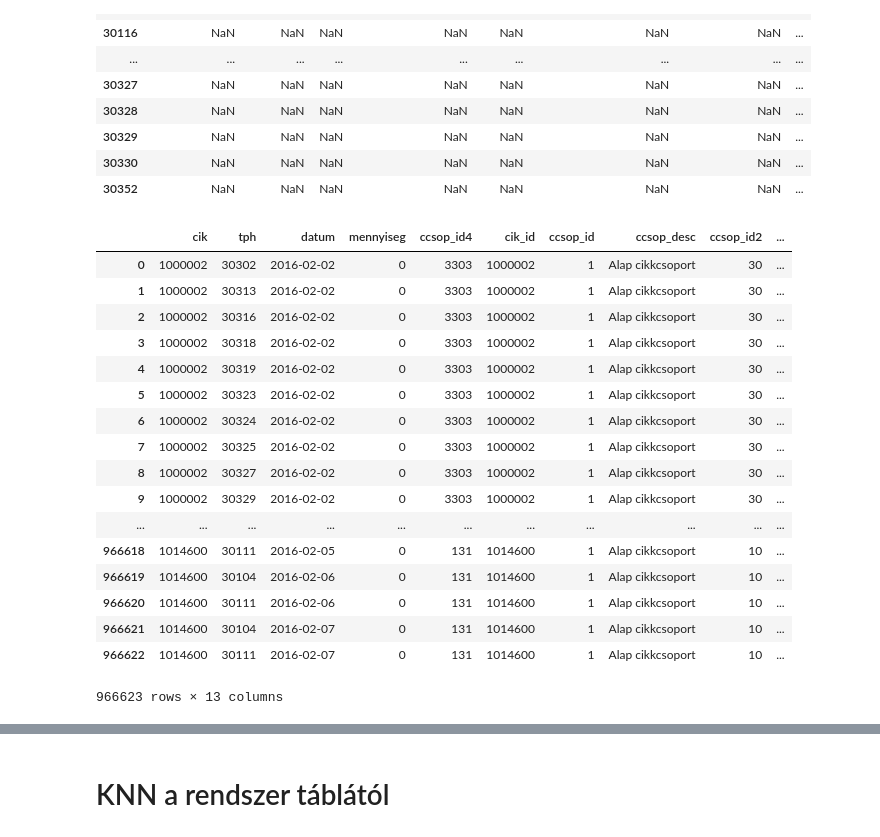
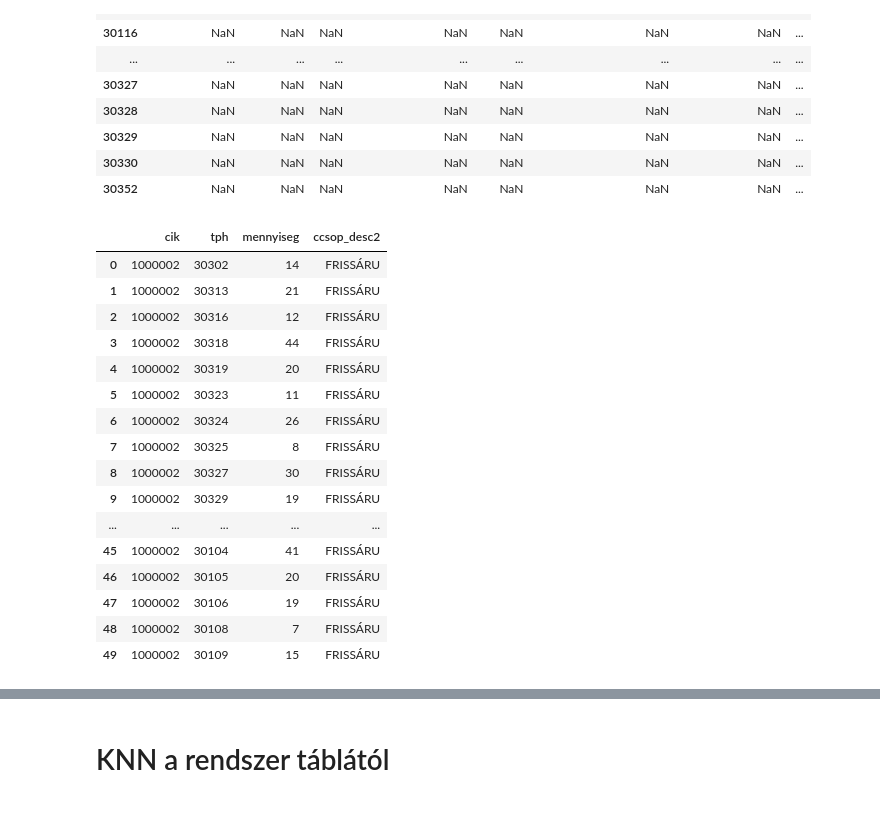
Before and after one commit to illenyi/adatbanyaszkodas, a Jupyter notebook: Adatbányászat-új-vizeken.ipynb, the cells around one changed output, grey strips where cells are left out. Cells and saved outputs as stored; diff of their text form; code cells hidden in the pictures.

Commit message:
head-ek
asd

```diff
--- a/Adatbányászat-új-vizeken.ipynb
+++ b/Adatbányászat-új-vizeken.ipynb
@@ -1701,26 +1582,25 @@ csoportok
 | 30330 | NaN | NaN | NaN | NaN | NaN | NaN | NaN | ... |
 | 30352 | NaN | NaN | NaN | NaN | NaN | NaN | NaN | ... |
 # %%
-result_3
+result_3.head(50)
 # %% [output]
-|  | cik | tph | datum | mennyiseg | ccsop_id4 | cik_id | ccsop_id | ccsop_desc | ccsop_id2 | ... |
-| 0 | 1000002 | 30302 | 2016-02-02 | 0 | 3303 | 1000002 | 1 | Alap cikkcsoport | 30 | ... |
-| 1 | 1000002 | 30313 | 2016-02-02 | 0 | 3303 | 1000002 | 1 | Alap cikkcsoport | 30 | ... |
-| 2 | 1000002 | 30316 | 2016-02-02 | 0 | 3303 | 1000002 | 1 | Alap cikkcsoport | 30 | ... |
-| 3 | 1000002 | 30318 | 2016-02-02 | 0 | 3303 | 1000002 | 1 | Alap cikkcsoport | 30 | ... |
-| 4 | 1000002 | 30319 | 2016-02-02 | 0 | 3303 | 1000002 | 1 | Alap cikkcsoport | 30 | ... |
-| 5 | 1000002 | 30323 | 2016-02-02 | 0 | 3303 | 1000002 | 1 | Alap cikkcsoport | 30 | ... |
-| 6 | 1000002 | 30324 | 2016-02-02 | 0 | 3303 | 1000002 | 1 | Alap cikkcsoport | 30 | ... |
-| 7 | 1000002 | 30325 | 2016-02-02 | 0 | 3303 | 1000002 | 1 | Alap cikkcsoport | 30 | ... |
-| 8 | 1000002 | 30327 | 2016-02-02 | 0 | 3303 | 1000002 | 1 | Alap cikkcsoport | 30 | ... |
-| 9 | 1000002 | 30329 | 2016-02-02 | 0 | 3303 | 1000002 | 1 | Alap cikkcsoport | 30 | ... |
-| ... | ... | ... | ... | ... | ... | ... | ... | ... | ... | ... |
-| 966618 | 1014600 | 30111 | 2016-02-05 | 0 | 131 | 1014600 | 1 | Alap cikkcsoport | 10 | ... |
-| 966619 | 1014600 | 30104 | 2016-02-06 | 0 | 131 | 1014600 | 1 | Alap cikkcsoport | 10 | ... |
-| 966620 | 1014600 | 30111 | 2016-02-06 | 0 | 131 | 1014600 | 1 | Alap cikkcsoport | 10 | ... |
-| 966621 | 1014600 | 30104 | 2016-02-07 | 0 | 131 | 1014600 | 1 | Alap cikkcsoport | 10 | ... |
-| 966622 | 1014600 | 30111 | 2016-02-07 | 0 | 131 | 1014600 | 1 | Alap cikkcsoport | 10 | ... |
+|  | cik | tph | mennyiseg | ccsop_desc2 |
+| 0 | 1000002 | 30302 | 14 | FRISSÁRU |
+| 1 | 1000002 | 30313 | 21 | FRISSÁRU |
+| 2 | 1000002 | 30316 | 12 | FRISSÁRU |
+| 3 | 1000002 | 30318 | 44 | FRISSÁRU |
+| 4 | 1000002 | 30319 | 20 | FRISSÁRU |
+| 5 | 1000002 | 30323 | 11 | FRISSÁRU |
+| 6 | 1000002 | 30324 | 26 | FRISSÁRU |
+| 7 | 1000002 | 30325 | 8 | FRISSÁRU |
+| 8 | 1000002 | 30327 | 30 | FRISSÁRU |
+| 9 | 1000002 | 30329 | 19 | FRISSÁRU |
+| ... | ... | ... | ... | ... |
+| 45 | 1000002 | 30104 | 41 | FRISSÁRU |
+| 46 | 1000002 | 30105 | 20 | FRISSÁRU |
+| 47 | 1000002 | 30106 | 19 | FRISSÁRU |
+| 48 | 1000002 | 30108 | 7 | FRISSÁRU |
+| 49 | 1000002 | 30109 | 15 | FRISSÁRU |
-966623 rows × 13 columns
 # %%
 result_3.drop("datum",axis=1,inplace=True)
 result_3.drop("ccsop_id4",axis=1,inplace=True)
```
Also changed, not shown: parts of 79 cells of this notebook, 1 other file.
